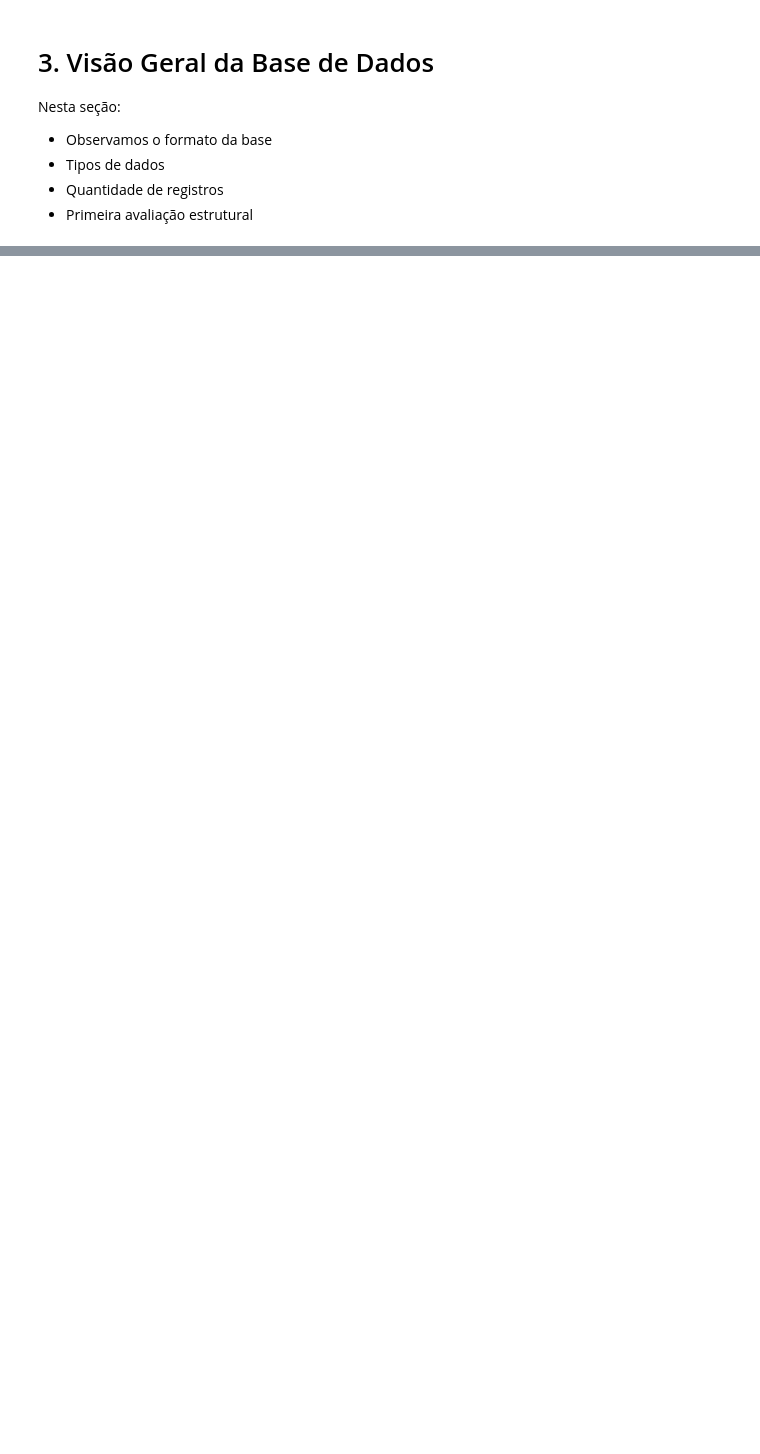
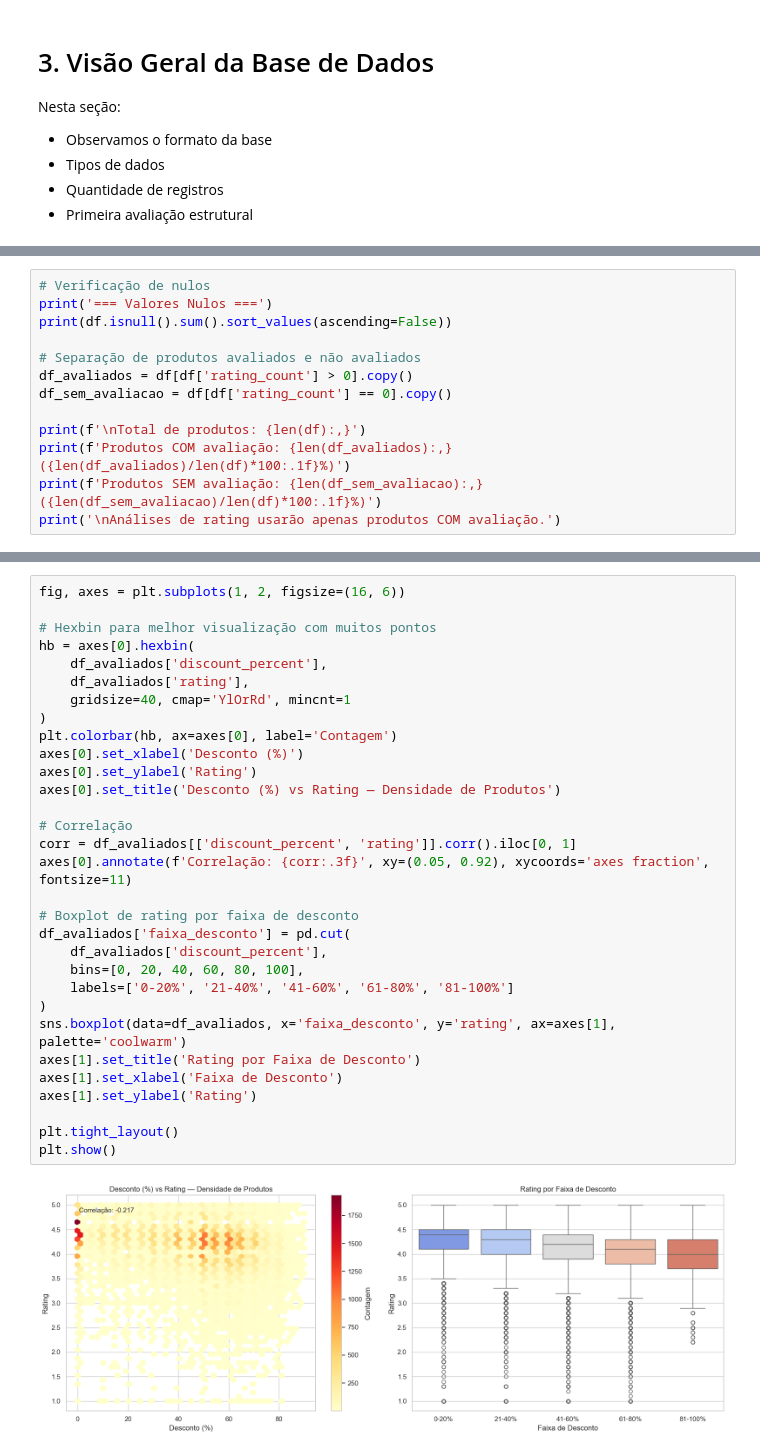
Before and after one commit to MarceloP25/E-commerce-Dataset, a Jupyter notebook: analiseExploratoria.ipynb, the cells around one changed output, grey strips where cells are left out. Saved outputs shown, nothing was run; the diff lists cells and outputs as text; blank space fills up the shorter version.

```diff
--- a/analiseExploratoria.ipynb
+++ b/analiseExploratoria.ipynb
@@ -242,0 +93,13 @@ Este notebook serve como base direta para:
+# %%
+# Verificação de nulos
+print('=== Valores Nulos ===')
+print(df.isnull().sum().sort_values(ascending=False))
+
+# Separação de produtos avaliados e não avaliados
+df_avaliados = df[df['rating_count'] > 0].copy()
+df_sem_avaliacao = df[df['rating_count'] == 0].copy()
+
+print(f'\nTotal de produtos: {len(df):,}')
+print(f'Produtos COM avaliação: {len(df_avaliados):,} ({len(df_avaliados)/len(df)*100:.1f}%)')
+print(f'Produtos SEM avaliação: {len(df_sem_avaliacao):,} ({len(df_sem_avaliacao)/len(df)*100:.1f}%)')
+print('\nAnálises de rating usarão apenas produtos COM avaliação.')
@@ -242,0 +180,33 @@ Este notebook serve como base direta para:
+# %%
+fig, axes = plt.subplots(1, 2, figsize=(16, 6))
+
+# Hexbin para melhor visualização com muitos pontos
+hb = axes[0].hexbin(
+    df_avaliados['discount_percent'],
+    df_avaliados['rating'],
+    gridsize=40, cmap='YlOrRd', mincnt=1
+)
+plt.colorbar(hb, ax=axes[0], label='Contagem')
+axes[0].set_xlabel('Desconto (%)')
+axes[0].set_ylabel('Rating')
+axes[0].set_title('Desconto (%) vs Rating — Densidade de Produtos')
+
+# Correlação
+corr = df_avaliados[['discount_percent', 'rating']].corr().iloc[0, 1]
+axes[0].annotate(f'Correlação: {corr:.3f}', xy=(0.05, 0.92), xycoords='axes fraction', fontsize=11)
+
+# Boxplot de rating por faixa de desconto
+df_avaliados['faixa_desconto'] = pd.cut(
+    df_avaliados['discount_percent'],
+    bins=[0, 20, 40, 60, 80, 100],
+    labels=['0-20%', '21-40%', '41-60%', '61-80%', '81-100%']
+)
+sns.boxplot(data=df_avaliados, x='faixa_desconto', y='rating', ax=axes[1], palette='coolwarm')
+axes[1].set_title('Rating por Faixa de Desconto')
+axes[1].set_xlabel('Faixa de Desconto')
+axes[1].set_ylabel('Rating')
+
+plt.tight_layout()
+plt.show()
+# %% [output]
+[figure, added]
```
Also changed, not shown: parts of 53 cells of this notebook, 3 other files.
